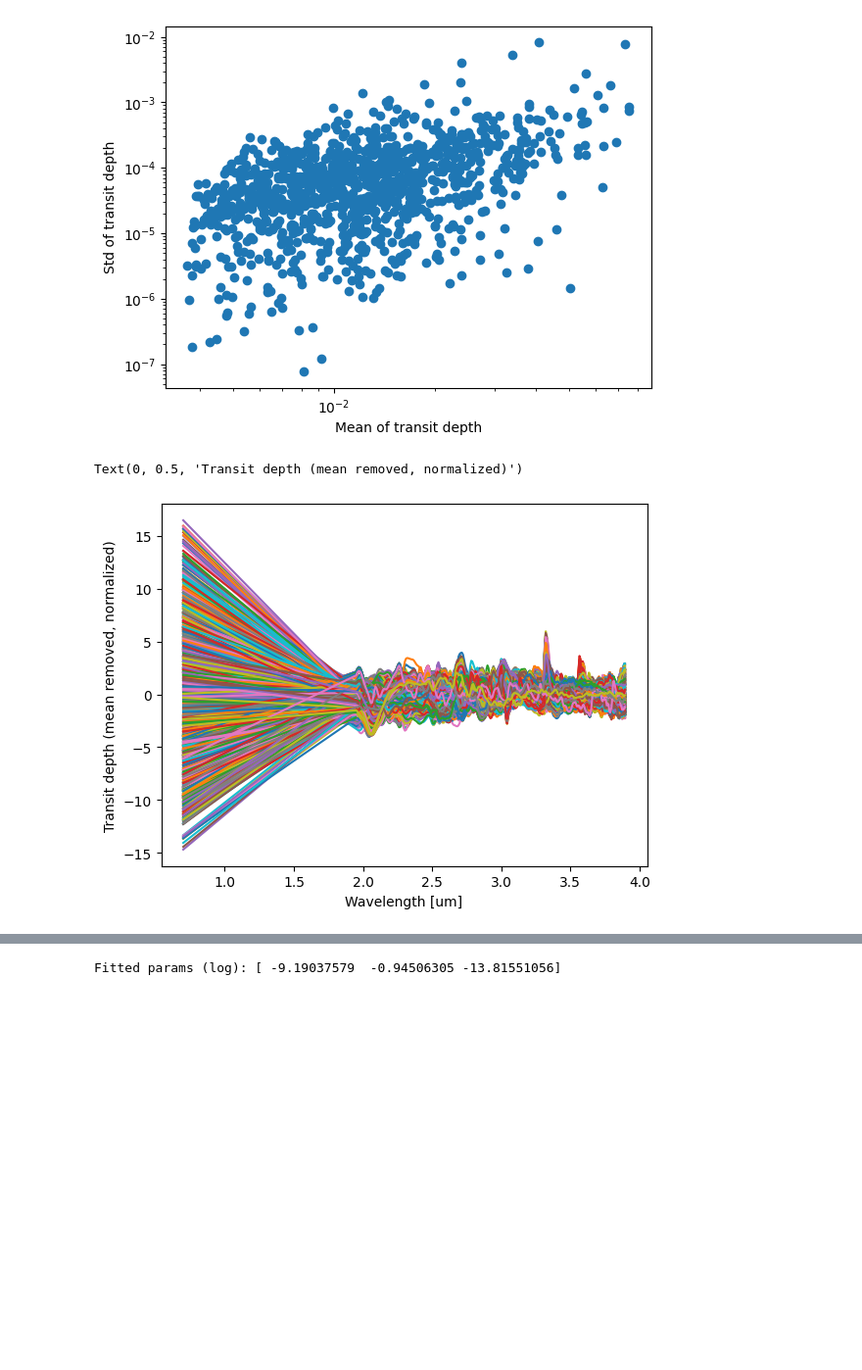
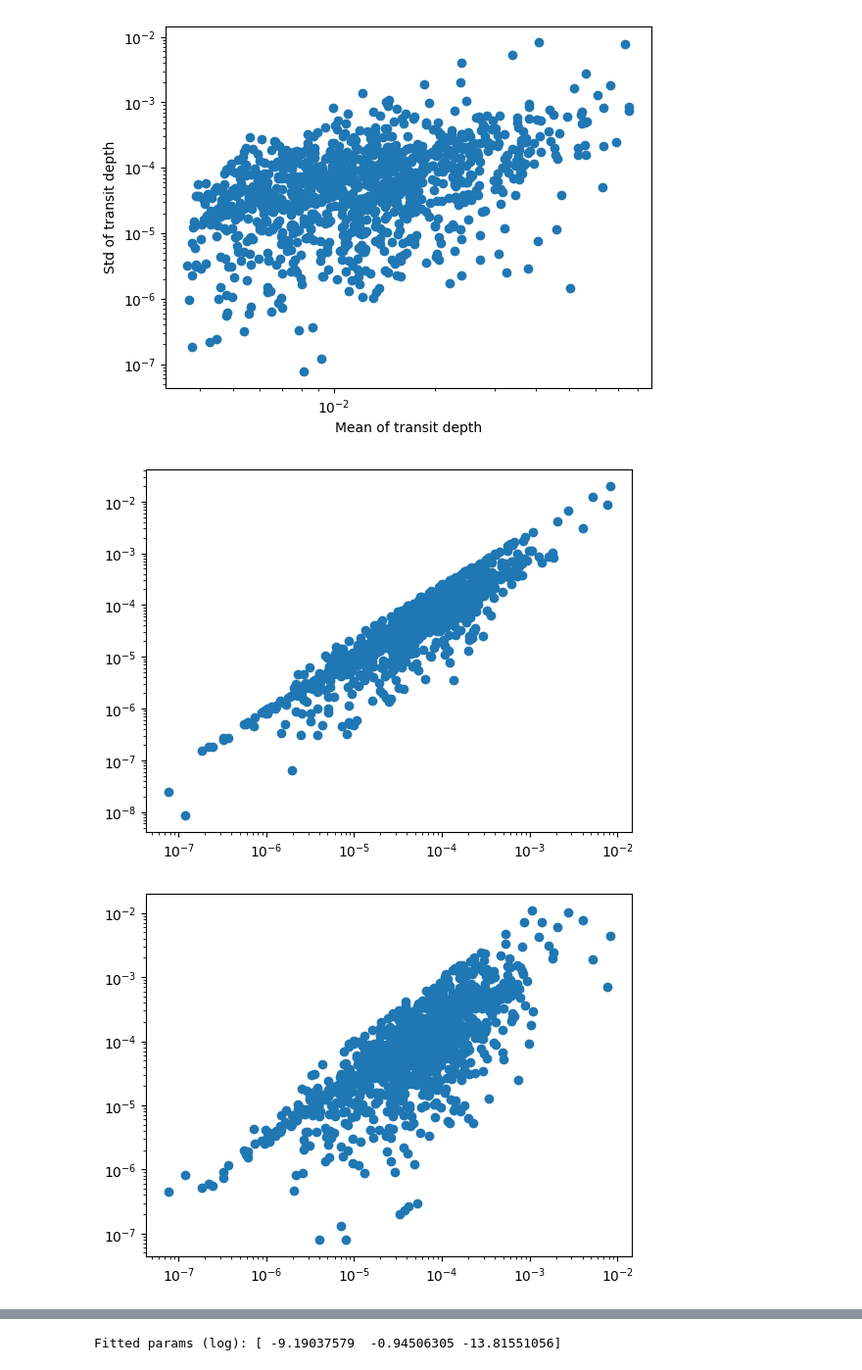
Before and after one commit to jcottaar/ariel2, a Jupyter notebook: analysis/explore_spectra.ipynb, the cells around one changed output, grey strips where cells are left out. Shown at 98% size. Cells and saved outputs as stored; diff of their text form; code cells hidden in the pictures; blank space fills up the shorter version.

```diff
--- a/analysis/explore_spectra.ipynb
+++ b/analysis/explore_spectra.ipynb
@@ -109,13 +109,13 @@ for iii in range(20):
 
     X = weights@components
 data_rescaled = X.T
-# %%
-this_data = data_rescaled
-data_norm = (this_data-np.mean(this_data,0))/np.std(this_data,0)
-plt.figure()
-plt.plot(wavelengths, data_norm);
-plt.xlabel('Wavelength [um]')
-plt.ylabel('Transit depth (mean removed, normalized)')
-# %% [output]
-Text(0, 0.5, 'Transit depth (mean removed, normalized)')
-[figure, removed]
+# %%
+for ii in range(2):
+    plt.figure()
+    plt.scatter(np.std(data,0), np.abs(weights[:,ii]))
+    ax = plt.gca()
+    ax.set_yscale('log')
+    ax.set_xscale('log')
+# %% [output]
+[figure, added]
+[figure, added]
```
Also changed, not shown: parts of 1 cell of this notebook, 16 other files.
